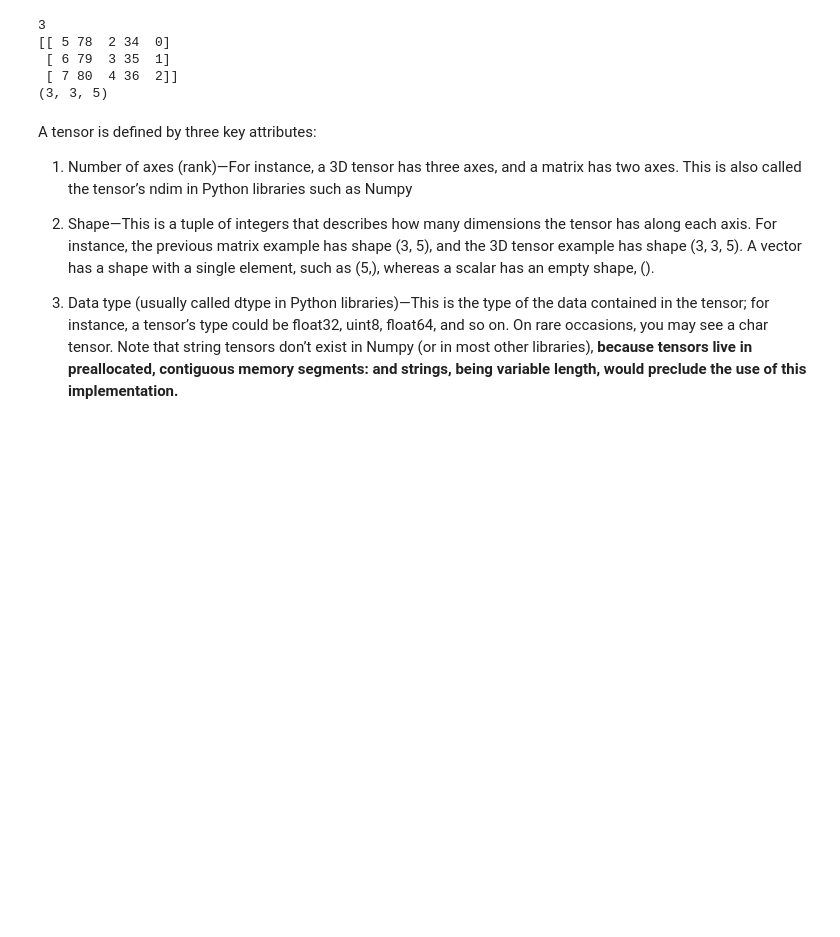
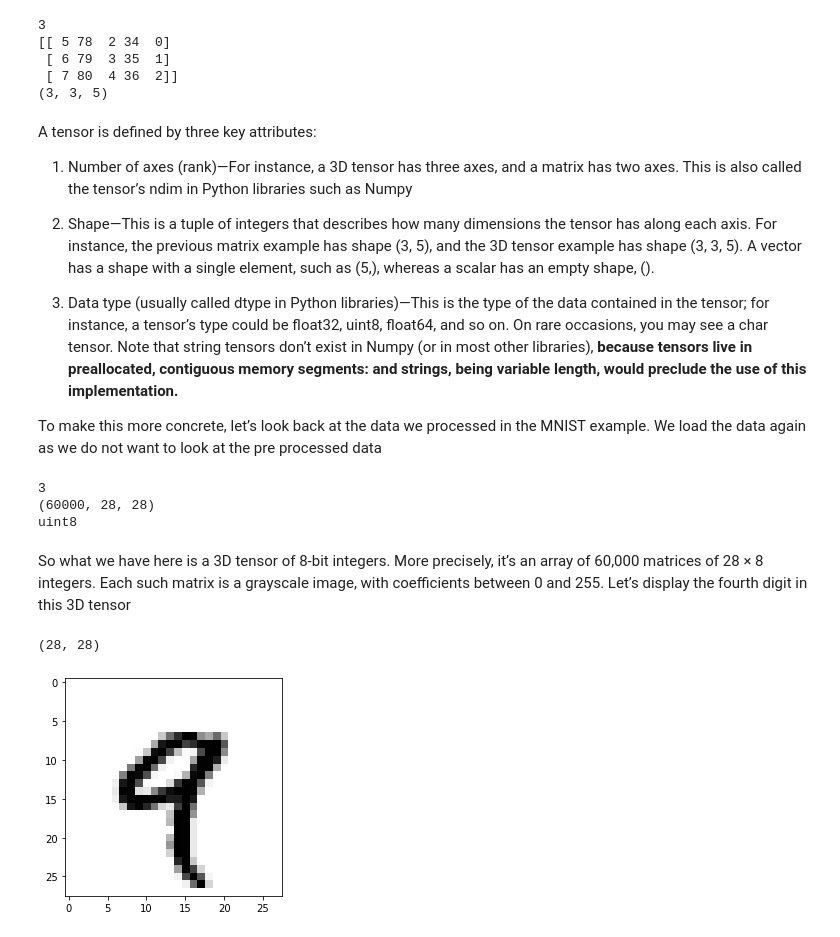
Before and after one commit to ShaunakSen/Deep-Learning, a Jupyter notebook: Ch_01_&_02_Deep_Learning_With_Python_Chollet_.ipynb, the cells around one changed output. Saved outputs shown, nothing was run; the diff lists cells and outputs as text; code cells hidden in the pictures; blank space fills up the shorter version.

Commit message:
manipulating tensors

```diff
--- a/Ch_01_&_02_Deep_Learning_With_Python_Chollet_.ipynb
+++ b/Ch_01_&_02_Deep_Learning_With_Python_Chollet_.ipynb
@@ -286,3 +289,31 @@ A tensor is defined by three key attributes:
 with a single element, such as (5,), whereas a scalar has an empty shape, ().
 
 3. Data type (usually called dtype in Python libraries)—This is the type of the data contained in the tensor; for instance, a tensor’s type could be float32, uint8, float64, and so on. On rare occasions, you may see a char tensor. Note that string tensors don’t exist in Numpy (or in most other libraries), **because tensors live in preallocated, contiguous memory segments: and strings, being variable length, would preclude the use of this implementation.**
+
+To make this more concrete, let’s look back at the data we processed in the MNIST example. We load the data again as we do not want to look at the pre processed data
+# %%
+from keras.datasets import mnist
+(train_images, train_labels), (test_images, test_labels) = mnist.load_data()
+
+print (train_images.ndim)
+
+print (train_images.shape)
+
+print (train_images.dtype)
+# %% [output]
+3
+(60000, 28, 28)
+uint8
+# %% [markdown]
+So what we have here is a 3D tensor of 8-bit integers. More precisely, it’s an array of 60,000 matrices of 28 × 8 integers. Each such matrix is a grayscale image, with coefficients between 0 and 255. Let’s display the fourth digit in this 3D tensor
+# %%
+digit = train_images[4]
+print (digit.shape)
+
+import matplotlib.pyplot as plt
+
+plt.imshow(X=digit, cmap=plt.cm.binary)
+plt.show()
+# %% [output]
+(28, 28)
+[figure, added]
```
Also changed, not shown: parts of 10 cells of this notebook.
